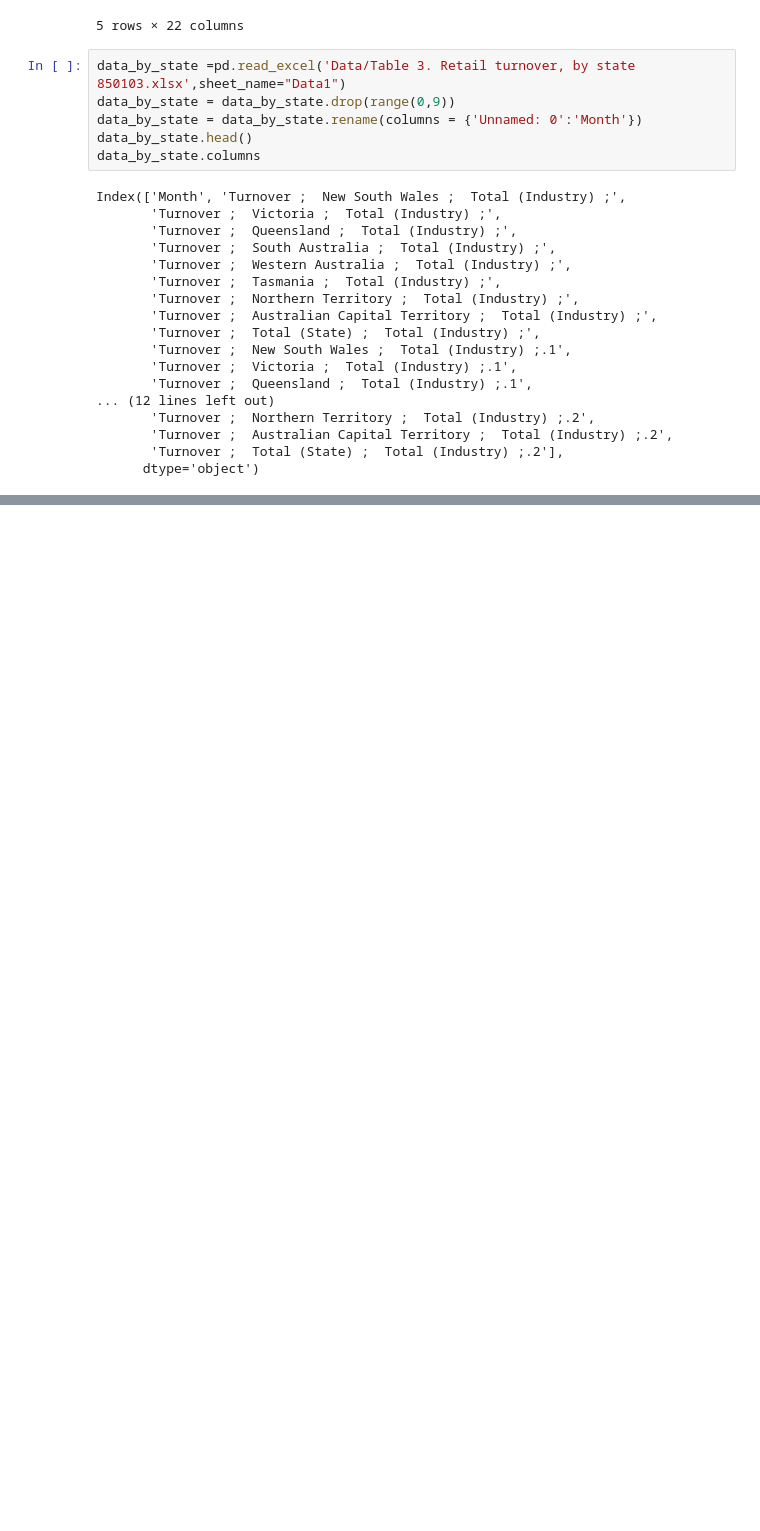
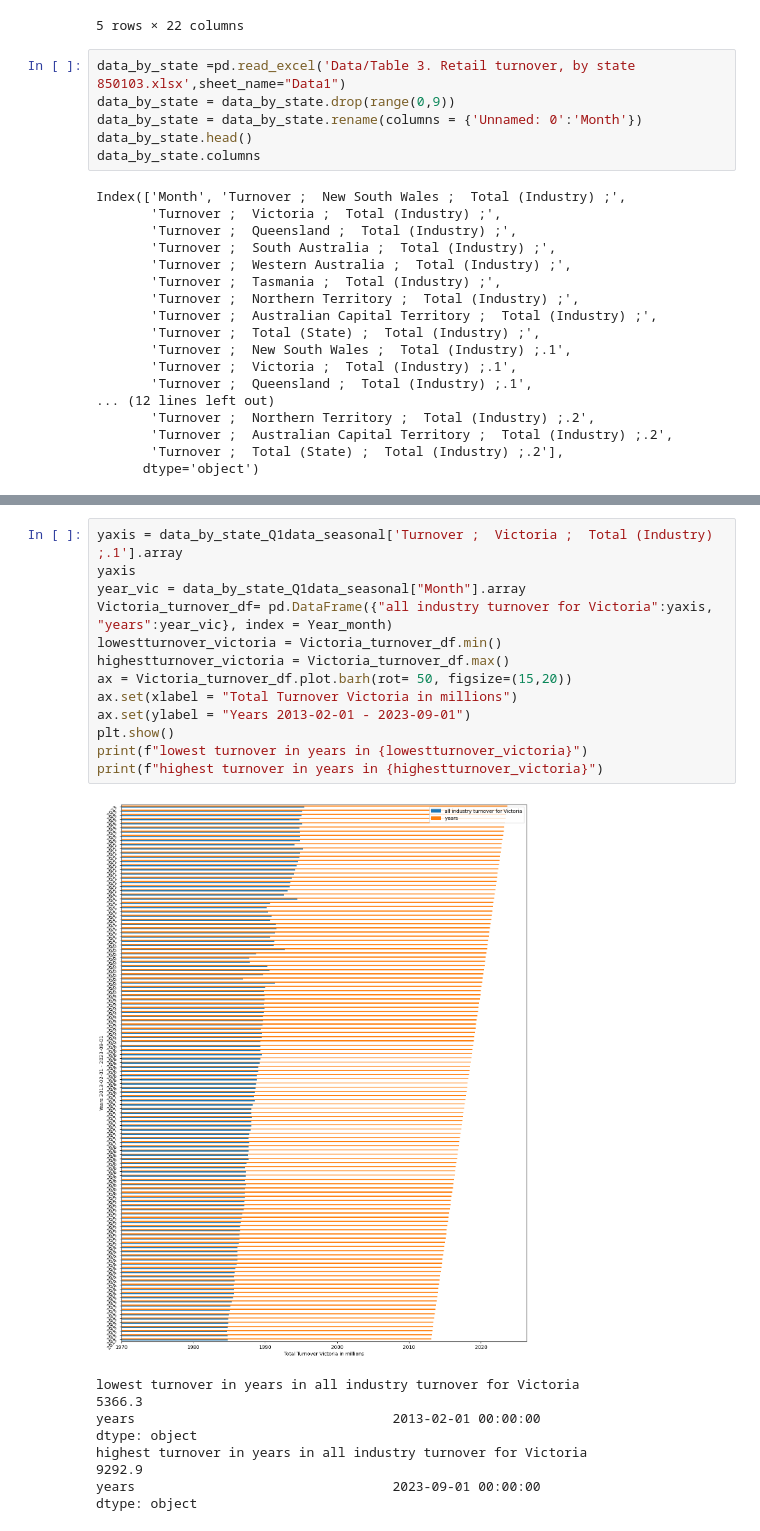
Before and after one commit to benhengyong/Group2, a Jupyter notebook: gayathripriyaDataAnalysis.ipynb, the cells around one changed output, grey strips where cells are left out. Saved outputs shown, nothing was run; the diff lists cells and outputs as text; blank space fills up the shorter version.

```diff
--- a/gayathripriyaDataAnalysis.ipynb
+++ b/gayathripriyaDataAnalysis.ipynb
@@ -122,0 +142,21 @@ seventhplotline
+# %%
+yaxis = data_by_state_Q1data_seasonal['Turnover ;  Victoria ;  Total (Industry) ;.1'].array
+yaxis
+year_vic = data_by_state_Q1data_seasonal["Month"].array
+Victoria_turnover_df= pd.DataFrame({"all industry turnover for Victoria":yaxis, "years":year_vic}, index = Year_month)
+lowestturnover_victoria = Victoria_turnover_df.min()
+highestturnover_victoria = Victoria_turnover_df.max()
+ax = Victoria_turnover_df.plot.barh(rot= 50, figsize=(15,20))
+ax.set(xlabel = "Total Turnover Victoria in millions")
+ax.set(ylabel = "Years 2013-02-01 - 2023-09-01")
+plt.show()
+print(f"lowest turnover in years in {lowestturnover_victoria}")
+print(f"highest turnover in years in {highestturnover_victoria}")
+# %% [output]
+[figure, added]
+lowest turnover in years in all industry turnover for Victoria                 5366.3
+years                                 2013-02-01 00:00:00
+dtype: object
+highest turnover in years in all industry turnover for Victoria                 9292.9
+years                                 2023-09-01 00:00:00
+dtype: object
```
Also changed, not shown: parts of 11 cells of this notebook.
